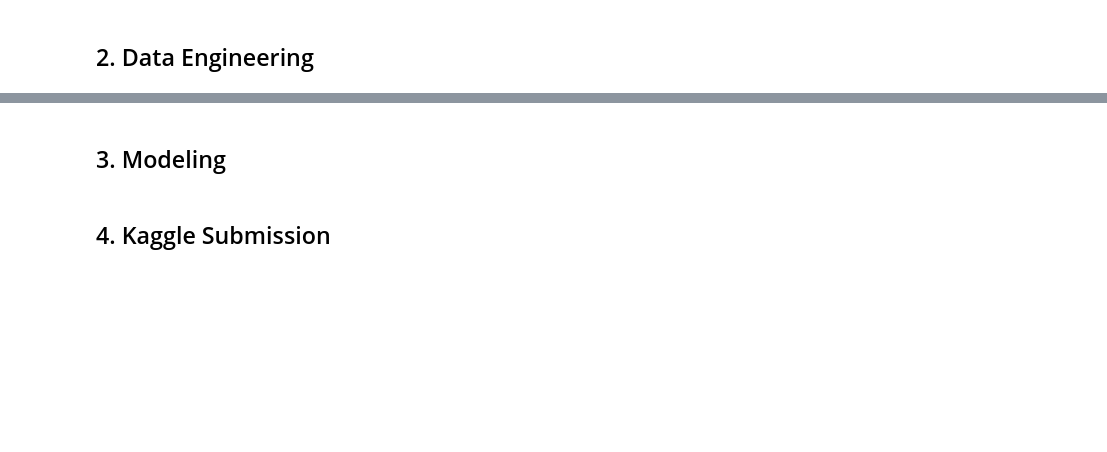
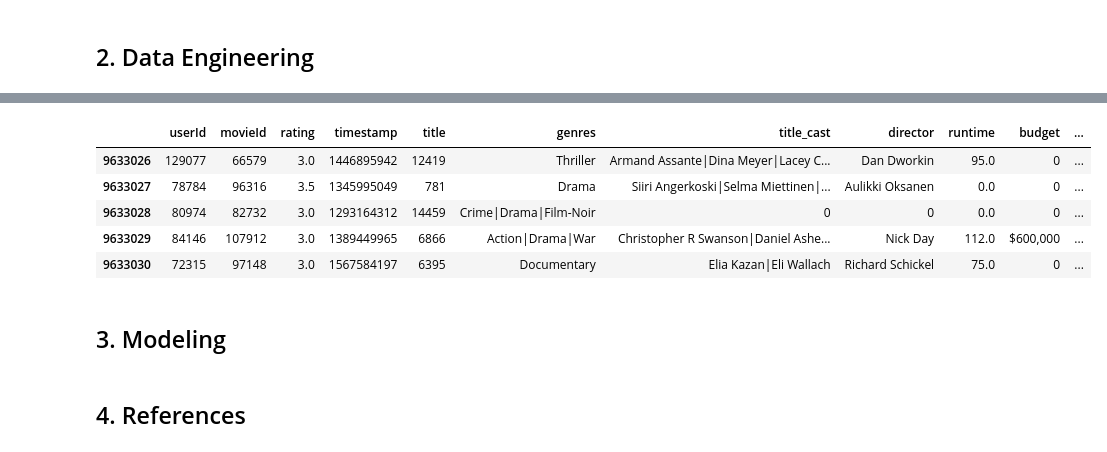
Before and after one commit to Leham-Greeves/JS7_Notebook_Reprository, a Jupyter notebook: unsupervised_learning_notebook.ipynb, the cells around one changed output, grey strips where cells are left out. Drawn from its saved outputs; the diff is of its cells as text; code cells hidden in the pictures; blank space fills up the shorter version.

```diff
--- a/unsupervised_learning_notebook.ipynb
+++ b/unsupervised_learning_notebook.ipynb
@@ -22,4 +311,15 @@ Do not modify or remove any of the code in these cells.
+# %%
+df_train3=df_train3.fillna(0)#converts NA to 0
+# %%
+df_train3.tail()
+# %% [output]
+|  | userId | movieId | rating | timestamp | title | genres | title_cast | director | runtime | budget | ... |
+| 9633026 | 129077 | 66579 | 3.0 | 1446895942 | 12419 | Thriller | Armand Assante|Dina Meyer|Lacey C... | Dan Dworkin | 95.0 | 0 | ... |
+| 9633027 | 78784 | 96316 | 3.5 | 1345995049 | 781 | Drama | Siiri Angerkoski|Selma Miettinen|... | Aulikki Oksanen | 0.0 | 0 | ... |
+| 9633028 | 80974 | 82732 | 3.0 | 1293164312 | 14459 | Crime|Drama|Film-Noir | 0 | 0 | 0.0 | 0 | ... |
+| 9633029 | 84146 | 107912 | 3.0 | 1389449965 | 6866 | Action|Drama|War | Christopher R Swanson|Daniel Ashe... | Nick Day | 112.0 | $600,000 | ... |
+| 9633030 | 72315 | 97148 | 3.0 | 1567584197 | 6395 | Documentary | Elia Kazan|Eli Wallach | Richard Schickel | 75.0 | 0 | ... |
 # %% [markdown]
 ## 3. Modeling
 # %% [markdown]
-## 4. Kaggle Submission
+## 4. References
```
Also changed, not shown: parts of 24 cells of this notebook.
